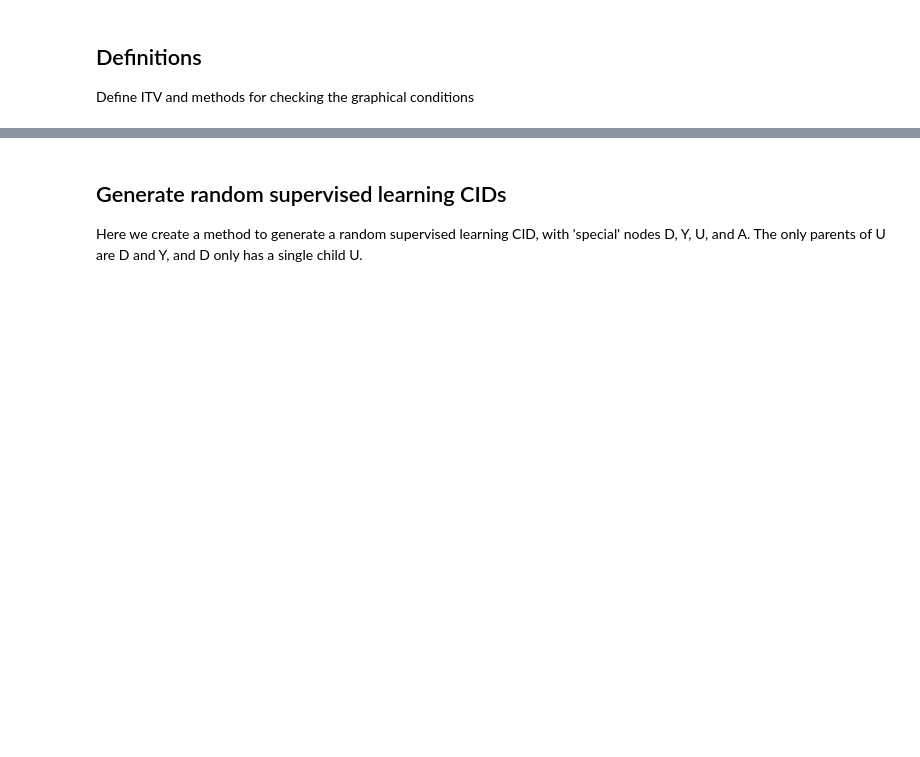
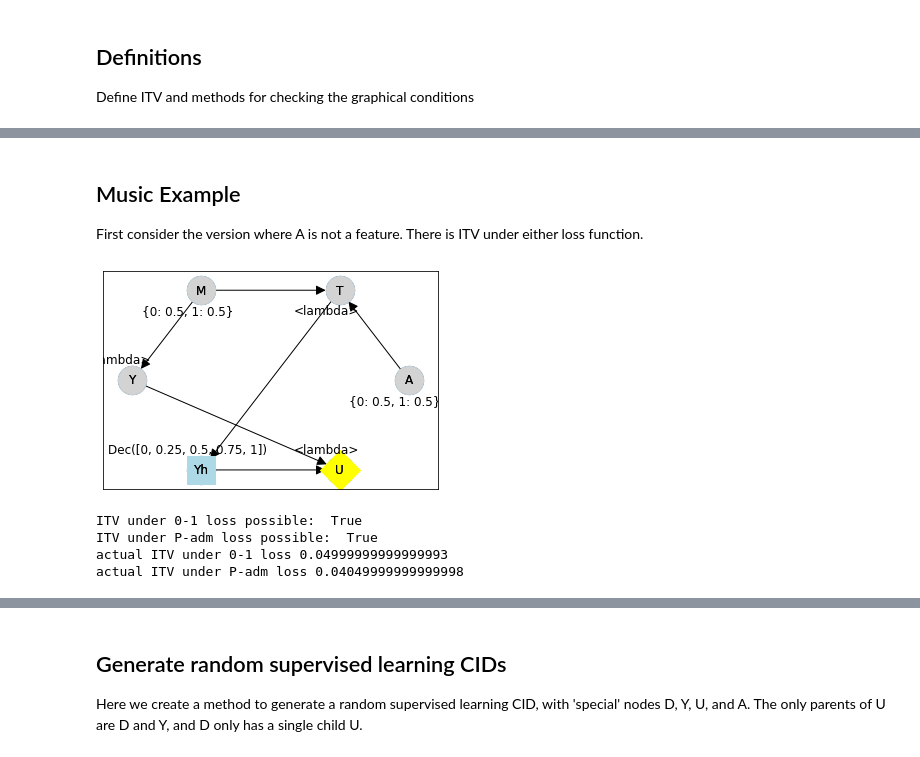
Before and after one commit to causalincentives/pycid, a Jupyter notebook: notebooks/Why_fair_labels_may_yield_unfair_models_AAAI_22.ipynb, the cells around one changed output, grey strips where cells are left out. Saved outputs shown, nothing was run; the diff lists cells and outputs as text; code cells hidden in the pictures; blank space fills up the shorter version.

```diff
--- a/notebooks/Why_fair_labels_may_yield_unfair_models_AAAI_22.ipynb
+++ b/notebooks/Why_fair_labels_may_yield_unfair_models_AAAI_22.ipynb
@@ -57,0 +103,34 @@ def theorem11(cid):
+# %% [markdown]
+## Music Example
+
+First consider the version where A is not a feature. There is ITV under either loss function.
+# %%
+music_cid = pycid.CID(
+      [('A', 'T'),
+      ('M', 'T'),
+      ('M', 'Y'),
+      ('T', 'Yh'),
+      ('Yh', 'U'),
+      ('Y', 'U')],
+      decisions = ['Yh'],
+      utilities = ['U']
+    )
+music_cid.add_cpds(
+      A = pycid.bernoulli(0.5),
+      M = pycid.bernoulli(0.5),
+      T = lambda a, m: {0: None,  # this becomes 1-P(T=1)
+                        1: (0.05 if m==0 else
+                            0.9  if m==1 and a==1 else
+                            1)},
+      Y = lambda m: pycid.noisy_copy(m, 0.95),
+      U = lambda y, yh: -(yh-y)**2,
+      Yh = [0, 0.25, 0.5, 0.75, 1]
+  )
+music_cid.draw()
+assess_unfairness(music_cid)
+# %% [output]
+[figure, added]
+ITV under 0-1 loss possible:  True
+ITV under P-adm loss possible:  True
+actual ITV under 0-1 loss 0.04999999999999993
+actual ITV under P-adm loss 0.04049999999999998
```
Also changed, not shown: parts of 14 cells of this notebook.
